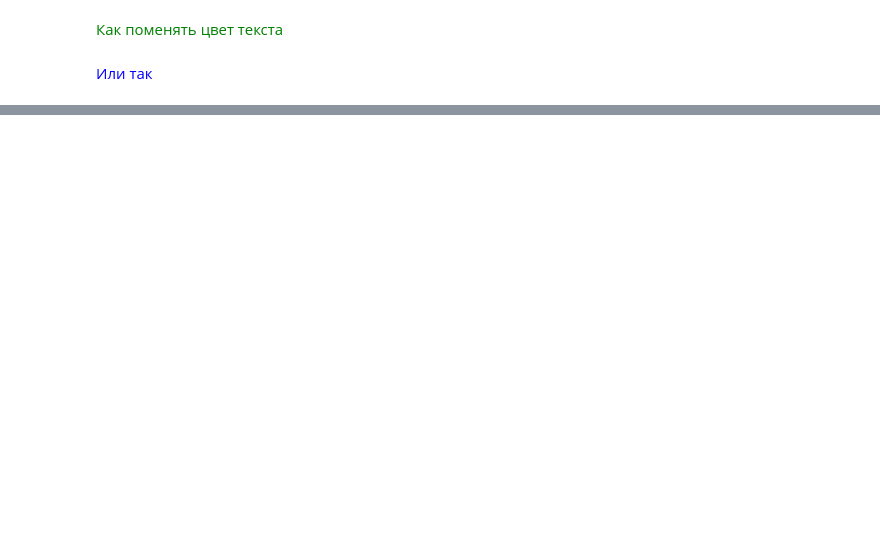
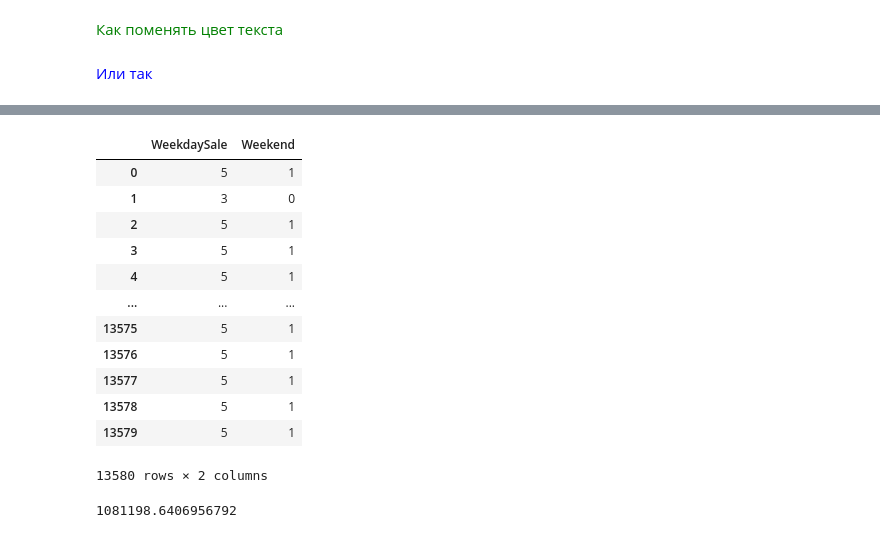
Before and after one commit to sibfox11/Skill-Factory-R2, a Jupyter notebook: Введение_в_Pandas/theory_Pandas_start.ipynb, the cells around one changed output, grey strips where cells are left out. Drawn from its saved outputs; the diff is of its cells as text; code cells hidden in the pictures; blank space fills up the shorter version.

```diff
--- a/Введение_в_Pandas/theory_Pandas_start.ipynb
+++ b/Введение_в_Pandas/theory_Pandas_start.ipynb
@@ -919,0 +1051,4 @@ display(street_types)
+# %%
+m_df=melb_data.copy()
+m_df['Date']=pd.to_datetime(m_df['Date'],dayfirst=True)
+m_df['WeekdaySale']=m_df['Date'].dt.day_of_week
@@ -919,0 +1077,20 @@ display(street_types)
+# %%
+m_df[['WeekdaySale','Weekend']]
+# %% [output]
+|  | WeekdaySale | Weekend |
+| 0 | 5 | 1 |
+| 1 | 3 | 0 |
+| 2 | 5 | 1 |
+| 3 | 5 | 1 |
+| 4 | 5 | 1 |
+| ... | ... | ... |
+| 13575 | 5 | 1 |
+| 13576 | 5 | 1 |
+| 13577 | 5 | 1 |
+| 13578 | 5 | 1 |
+| 13579 | 5 | 1 |
+13580 rows × 2 columns
+# %%
+m_df[m_df['Weekend']==1]['Price'].mean()
+# %% [output]
+1081198.6406956792
```
Also changed, not shown: parts of 46 cells of this notebook, 1 other file.
